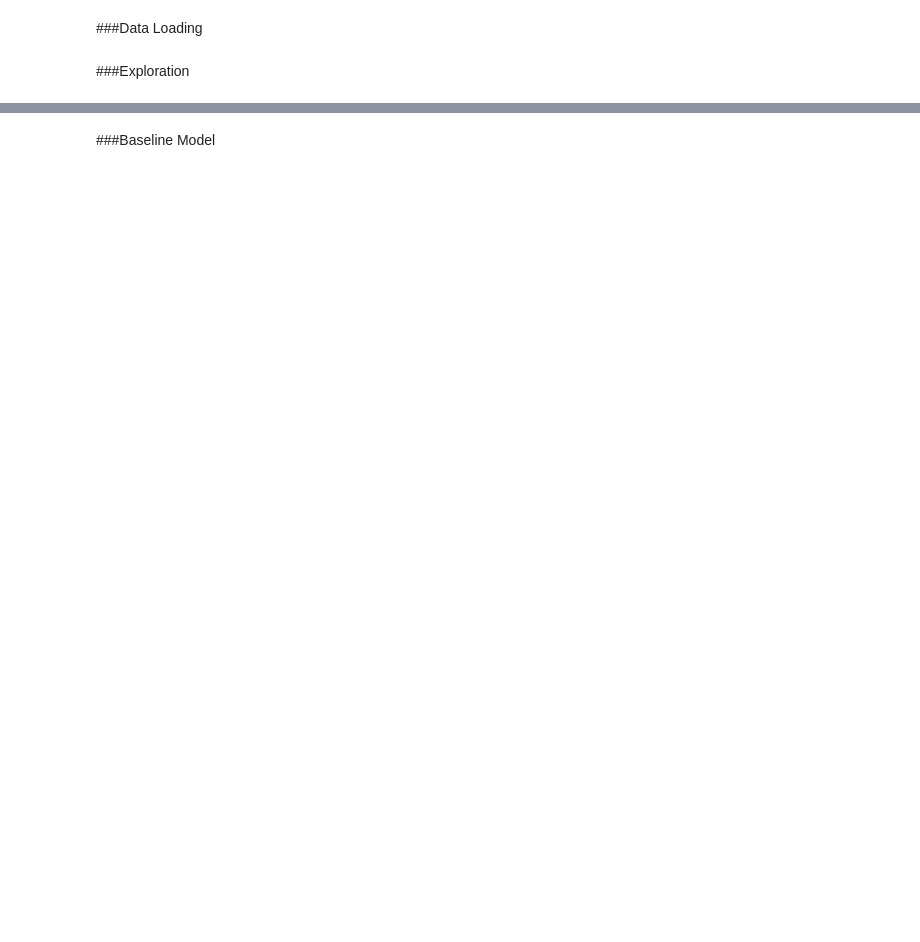
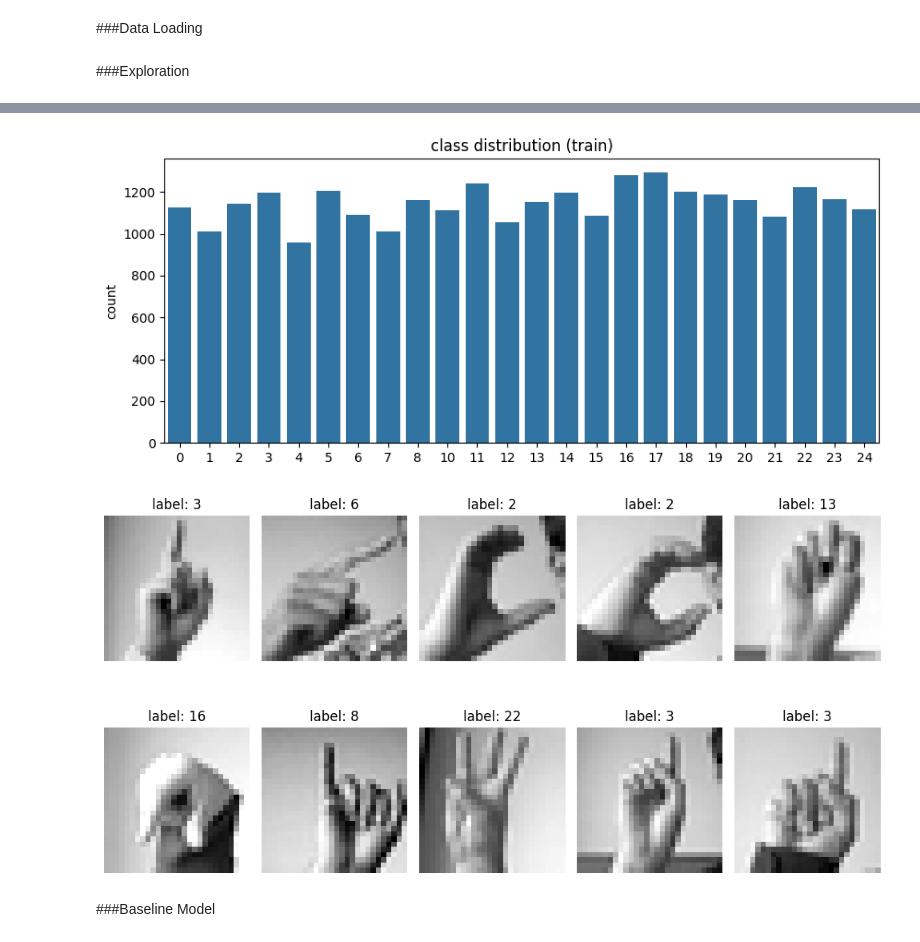
Before and after one commit to KirkCorwin/CSB410_project_2, a Jupyter notebook: project_2.ipynb, the cells around one changed output, grey strips where cells are left out. Drawn from its saved outputs; the diff is of its cells as text; code cells hidden in the pictures; blank space fills up the shorter version.

```diff
--- a/project_2.ipynb
+++ b/project_2.ipynb
@@ -5,4 +40,27 @@ README
 # %% [markdown]
 ###Data Loading
+# %%
+# load csvs from data folder
+train_df = pd.read_csv('sign_mnist_train.csv')
+test_df = pd.read_csv('sign_mnist_test.csv')
+
+# split into X and y
+y_train = train_df['label'].values
+X_train = train_df.drop('label', axis=1).values
+
+y_test = test_df['label'].values
+X_test = test_df.drop('label', axis=1).values
+
+# reshape from flat to 28x28
+X_train = X_train.reshape(-1, 28, 28)
+X_test = X_test.reshape(-1, 28, 28)
+
+# normalize to 0-1
+X_train = X_train.astype('float32') / 255.0
+X_test = X_test.astype('float32') / 255.0
+
+# add channel dim
+X_train = np.expand_dims(X_train, axis=-1)
+X_test = np.expand_dims(X_test, axis=-1)
 # %% [markdown]
 ###Exploration
@@ -9,2 +86,23 @@ README
+# %%
+# plot class distribution
+plt.figure(figsize=(10,4))
+sns.countplot(x=y_train)
+plt.title('class distribution (train)')
+plt.show()
+
+# show sample images
+plt.figure(figsize=(10,6))
+
+for i in range(10):  # show 10 images
+    plt.subplot(2,5,i+1)
+    plt.imshow(X_train[i].squeeze(), cmap='gray')
+    plt.title(f"label: {y_train[i]}")
+    plt.axis('off')
+
+plt.tight_layout()
+plt.show()
+# %% [output]
+[figure, added]
+[figure, added]
 # %% [markdown]
 ###Baseline Model
```
Also changed, not shown: parts of 29 cells of this notebook.
